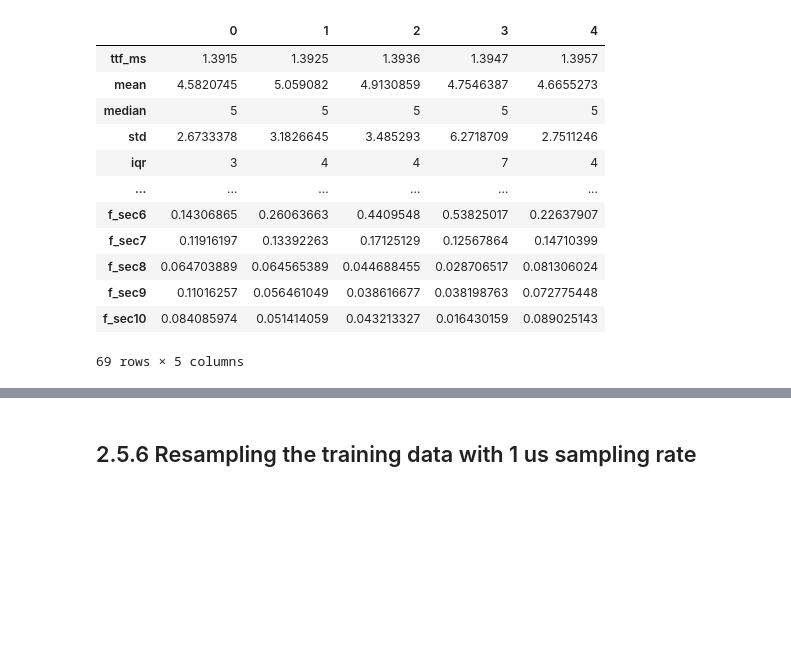
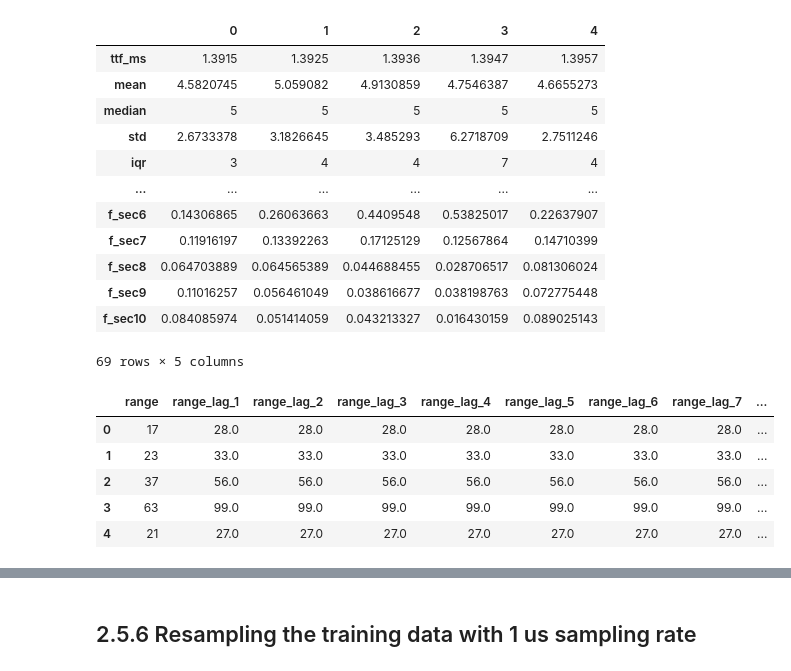
Before and after one commit to qq7933086/Laboratory_earthquake_time_prediction, a Jupyter notebook: Notebooks/02_data_wrangling.ipynb, the cells around one changed output, grey strips where cells are left out. Saved outputs shown, nothing was run; the diff lists cells and outputs as text; code cells hidden in the pictures; blank space fills up the shorter version.

```diff
--- a/Notebooks/02_data_wrangling.ipynb
+++ b/Notebooks/02_data_wrangling.ipynb
@@ -495,6 +495,16 @@ df_ms.head(5).T
 | f_sec9 | 0.11016257 | 0.056461049 | 0.038616677 | 0.038198763 | 0.072775448 |
 | f_sec10 | 0.084085974 | 0.051414059 | 0.043213327 | 0.016430159 | 0.089025143 |
 69 rows × 5 columns
+# %%
+range_cols = [col for col in df_ms.columns if 'range' in col]
+df_ms[range_cols].head()
+# %% [output]
+|  | range | range_lag_1 | range_lag_2 | range_lag_3 | range_lag_4 | range_lag_5 | range_lag_6 | range_lag_7 | ... |
+| 0 | 17 | 28.0 | 28.0 | 28.0 | 28.0 | 28.0 | 28.0 | 28.0 | ... |
+| 1 | 23 | 33.0 | 33.0 | 33.0 | 33.0 | 33.0 | 33.0 | 33.0 | ... |
+| 2 | 37 | 56.0 | 56.0 | 56.0 | 56.0 | 56.0 | 56.0 | 56.0 | ... |
+| 3 | 63 | 99.0 | 99.0 | 99.0 | 99.0 | 99.0 | 99.0 | 99.0 | ... |
+| 4 | 21 | 27.0 | 27.0 | 27.0 | 27.0 | 27.0 | 27.0 | 27.0 | ... |
 # %%
 corr_lag = df_ms.corr()
 mask = np.triu(np.ones_like(corr_lag, dtype=bool))
```
Also changed, not shown: parts of 3 cells of this notebook.
